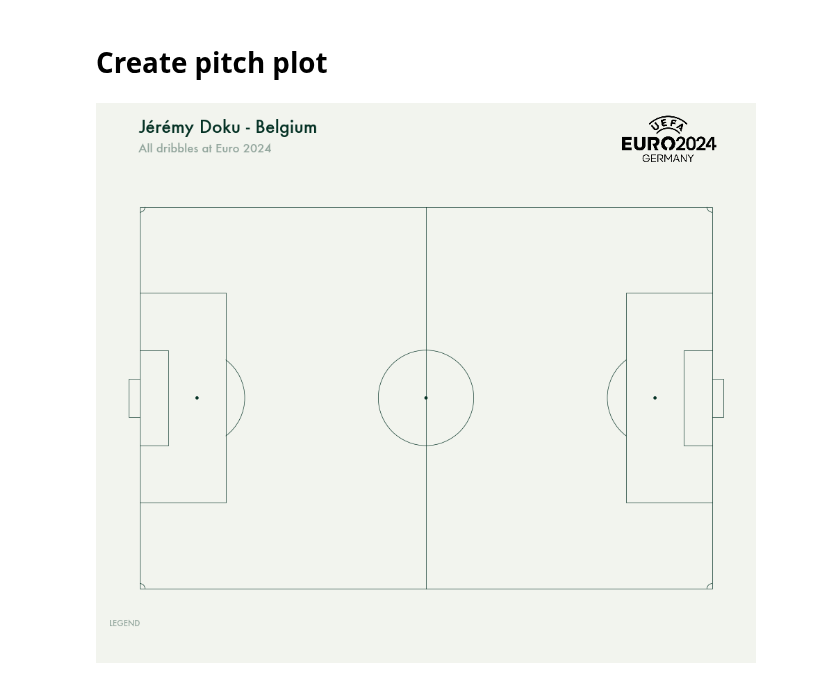
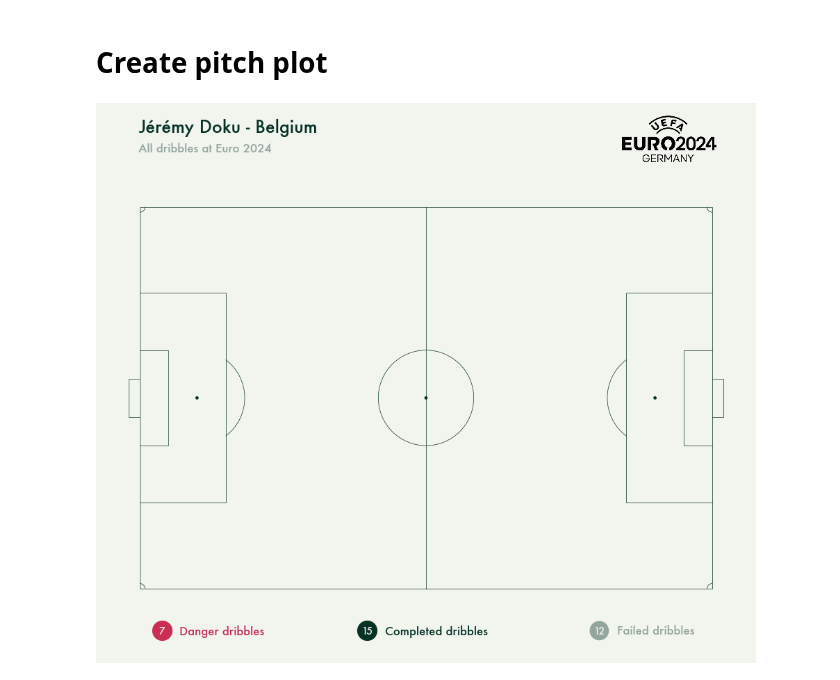
Before and after one commit to MarijnSt/soccermatics-project-1, a Jupyter notebook: notebooks/pitch_plot.ipynb, the cells around one changed output. Cells and saved outputs as stored; diff of their text form; code cells hidden in the pictures.

Commit message:
feat: pitch legend

```diff
--- a/notebooks/pitch_plot.ipynb
+++ b/notebooks/pitch_plot.ipynb
@@ -100,6 +100,9 @@ def create_pitch_plot(df_dribbles, df_player_info, player_id):
     # Get player and team name
     team_name = df_player_info.loc[df_player_info["player_id"] == player_id, "team_name"].values[0]
     player_name = df_player_info.loc[df_player_info["player_id"] == player_id, "player_short_name"].values[0]
+
+    # Filter dribbles for player
+    df_player_dribbles = df_dribbles[df_dribbles['player_id'] == player_id]
 
     # Plot dimensions
     title_height_ratio = 0.075
@@ -182,32 +185,51 @@ def create_pitch_plot(df_dribbles, df_player_info, player_id):
         pad_bottom=0.1
     )
     pitch.draw(ax=main_ax)
     main_ax.set_facecolor(background_color)
 
     dot_color = dark_color
     dot_size = 100
     dot_edgecolor = background_color
     dot_alpha = 1.0
 
 
 
     # LEGEND AXIS
-    legend_ax.text(0.01, 0.9, 'LEGEND', fontsize=label_size, ha='left', va='center', alpha=alpha)
+    legend_ax.scatter(0, 0, c=dark_color, s=300, alpha=0)
+    legend_ax.scatter(1, 1, c=dark_color, s=300, alpha=0)
+
+    # Danger dribbles
+    total_danger_dribbles = len(df_player_dribbles[df_player_dribbles['danger_dribble'] == True])
+    legend_ax.scatter(0.05, 0.74, c=danger_dribble_color, s=400)
+    legend_ax.text(0.05, 0.71, total_danger_dribbles, fontsize=p_size-2, ha='center', va='center', color=background_color)
+    legend_ax.text(0.08, 0.71, 'Danger dribbles', fontsize=p_size, ha='left', va='center', color=danger_dribble_color)
+
+    # Completed dribbles
+    total_completed_dribbles = len(df_player_dribbles[df_player_dribbles['outcome_name'] == "Complete"])
+    legend_ax.scatter(0.4, 0.74, c=dark_color, s=400)
+    legend_ax.text(0.4, 0.71, total_completed_dribbles, fontsize=p_size-2, ha='center', va='center', color=background_color)
+    legend_ax.text(0.43, 0.71, 'Completed dribbles', fontsize=p_size, ha='left', va='center', color=dark_color)
+
+    # Failed dribbles
+    total_failed_dribbles = len(df_player_dribbles[df_player_dribbles['outcome_name'] == "Incomplete"])
+    legend_ax.scatter(0.795, 0.74, c=dark_color, s=400, alpha=alpha, edgecolors='none')
+    legend_ax.text(0.795, 0.71, total_failed_dribbles, fontsize=p_size-2, ha='center', va='center', color=background_color)
+    legend_ax.text(0.825, 0.71, 'Failed dribbles', fontsize=p_size, ha='left', va='center', color=dark_color, alpha=alpha)
 
     # Save plot
     default_kwargs = {
         'bbox_inches': 'tight',
         'pad_inches': 0.25,
         'facecolor': background_color,
         'dpi': 300
     }
 
     # convert player name to lowercase and replace spaces with underscores
     player_name_filename = player_name.lower().replace(" ", "_")
 
     fig.savefig(f'../generated_images/pitch_plots/{player_name_filename}_pitch.png', **default_kwargs)
     plt.show()
 
 create_pitch_plot(df_dribbles, df_player_info, 23650)
 # %% [output]
-[figure, old version]
+[figure, new version]
```
Also changed, not shown: 1 other file.
